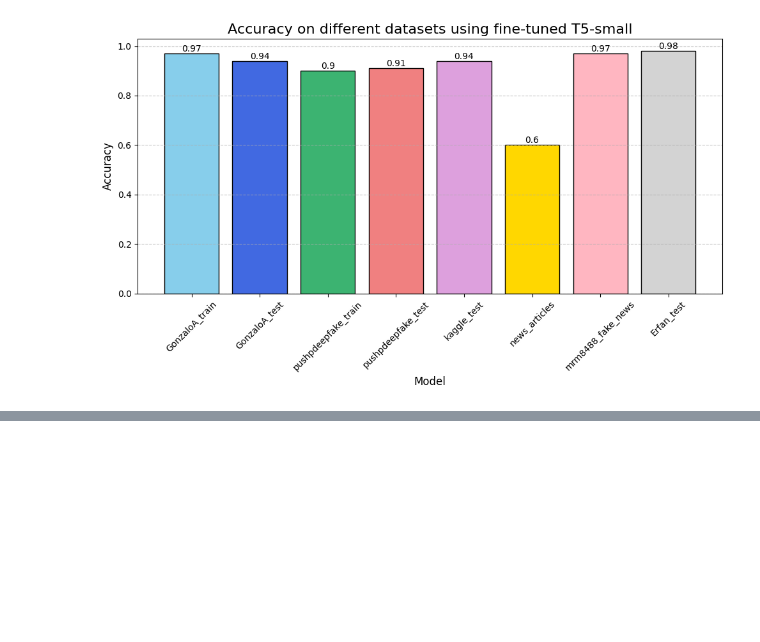
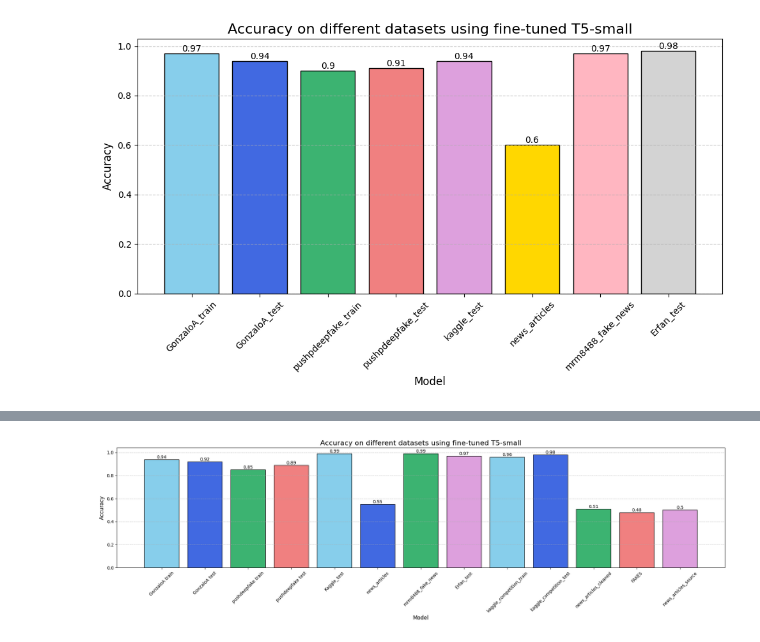
Before and after one commit to AnasElbattra/Hugging-face, a Jupyter notebook: FAKE-REAL/Notebooks/Fake_vs_Real_Trials.ipynb, the cells around one changed output, grey strips where cells are left out. Saved outputs shown, nothing was run; the diff lists cells and outputs as text; code cells hidden in the pictures; blank space fills up the shorter version.

Commit message:
Delete politifact data and update notebook

```diff
--- a/FAKE-REAL/Notebooks/Fake_vs_Real_Trials.ipynb
+++ b/FAKE-REAL/Notebooks/Fake_vs_Real_Trials.ipynb
@@ -888,0 +1172,2 @@ plt.show()
+# %%
+kaggle_competition_test_acc = evaluate_data(kaggle_competition_test)
@@ -888,0 +1184,2 @@ plt.show()
+# %%
+news_articles_cleaned_acc = evaluate_data(news_articles_cleaned)
@@ -888,0 +1196,2 @@ plt.show()
+# %%
+FAKES_acc = evaluate_data(FAKES)
@@ -888,0 +1208,2 @@ plt.show()
+# %%
+news_articles_source_acc = evaluate_data(news_articles_source)
@@ -888,0 +1223,84 @@ plt.show()
+# %%
+# Model labels
+models = [
+    "GonzaloA train",
+    "GonzaloA test",
+    "pushdeepfake train",
+    "pushdeepfake test",
+    # "Kaggke_train",
+    "Kaggle_test",
+    "news_articles",
+    "mrm8488_fake_news",
+    # "Erfan_train",
+    "Erfan_test",
+    "kaggle_competition_train",
+    "kaggle_competition_test",
+    "news_articles_cleaned",
+    "FAKES",
+    "news_articles_source",
+]
+
+# Accuracy values
+accuracies = [
+    gonzoloa_train_acc,
+    gonzoloa_test_acc,
+    pushpdeepfake_train_acc,
+    pushpdeepfake_test_acc,
+    # kaggle_train_acc,
+    kaggle_test_acc,
+    news_articles_acc,
+    mrm8488_fake_news_acc,
+    # Erfan_train_Acc,
+    Erfan_test_acc,
+    kaggle_competition_train_acc,
+    kaggle_competition_test_acc,
+    news_articles_cleaned_acc,
+    FAKES_acc,
+    news_articles_source_acc,
+]
+
+# Create a color list to distinguish between 'summ' and non-summ models
+colors = ["skyblue",
+          "royalblue",
+          "mediumseagreen",
+          "lightcoral",
+        #   "plum",
+          "skyblue",
+          "royalblue",
+          "mediumseagreen",
+        #   "lightcoral",
+          "plum",
+          "skyblue",
+          "royalblue",
+          "mediumseagreen",
+          "lightcoral",
+          "plum",
+]
+
+# Create the bar plot
+plt.figure(figsize=(20, 6))
+bars = plt.bar(models, accuracies, color=colors, edgecolor="black")
+
+# Adding value labels on top of each bar
+for bar in bars:
+    yval = bar.get_height()
+    plt.text(
+        bar.get_x() + bar.get_width() / 2,
+        yval,
+        round(yval, 2),
+        va="bottom",
+        ha="center",
+    )
+
+plt.title("Accuracy on different datasets using fine-tuned T5-small", fontsize=16)
+plt.ylabel("Accuracy", fontsize=12)
+plt.xlabel("Model", fontsize=12)
+plt.xticks(rotation=45, fontsize=10)
+
+# Adding a grid
+plt.grid(axis="y", linestyle="--", alpha=0.7)
+
+plt.tight_layout()
+plt.show()
+# %% [output]
+[figure, added]
```
Also changed, not shown: parts of 90 cells of this notebook, 1 other file.
